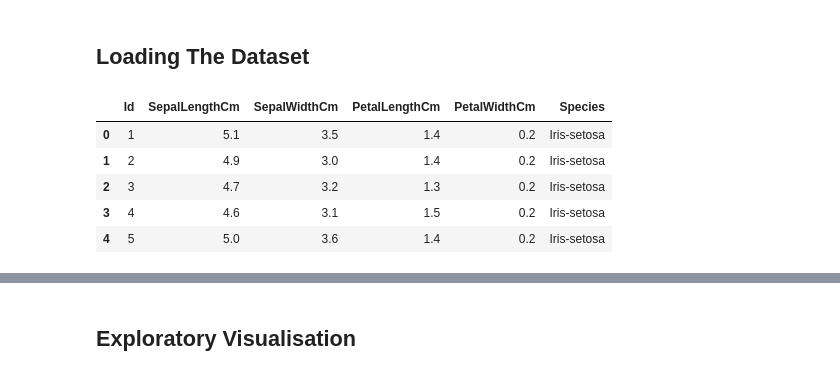
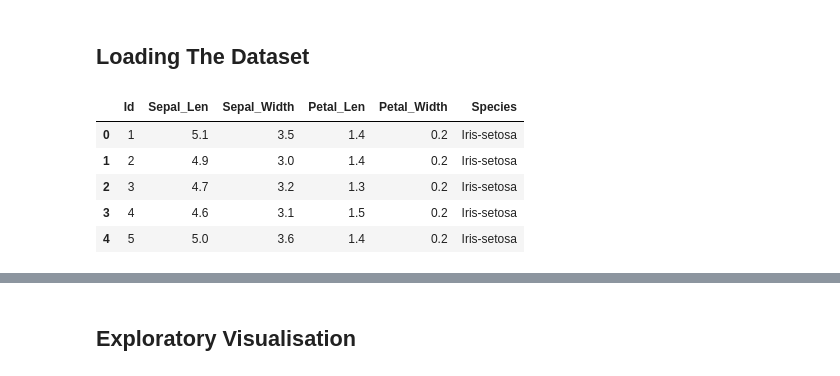
Before and after one commit to Devtown-India/-REVIEW-PCA-WORKBOOK, a Jupyter notebook: PCA.ipynb, the cells around one changed output, grey strips where cells are left out. Drawn from its saved outputs; the diff is of its cells as text; code cells hidden in the pictures.

```diff
--- a/PCA.ipynb
+++ b/PCA.ipynb
@@ -17,10 +17,10 @@ Principal components are new variables that are constructed as linear combinatio
 # %%
 import pandas as pd
 df=pd.read_csv('iris_dataset.csv')
+df.rename(columns={"SepalLengthCm":"Sepal_Len","SepalWidthCm":"Sepal_Width","PetalLengthCm":"Petal_Len","PetalWidthCm":"Petal_Width"},inplace=True)
 df.head()
-#df.shape
 # %% [output]
-|  | Id | SepalLengthCm | SepalWidthCm | PetalLengthCm | PetalWidthCm | Species |
+|  | Id | Sepal_Len | Sepal_Width | Petal_Len | Petal_Width | Species |
 | 0 | 1 | 5.1 | 3.5 | 1.4 | 0.2 | Iris-setosa |
 | 1 | 2 | 4.9 | 3.0 | 1.4 | 0.2 | Iris-setosa |
 | 2 | 3 | 4.7 | 3.2 | 1.3 | 0.2 | Iris-setosa |
```
Also changed, not shown: parts of 17 cells of this notebook.
